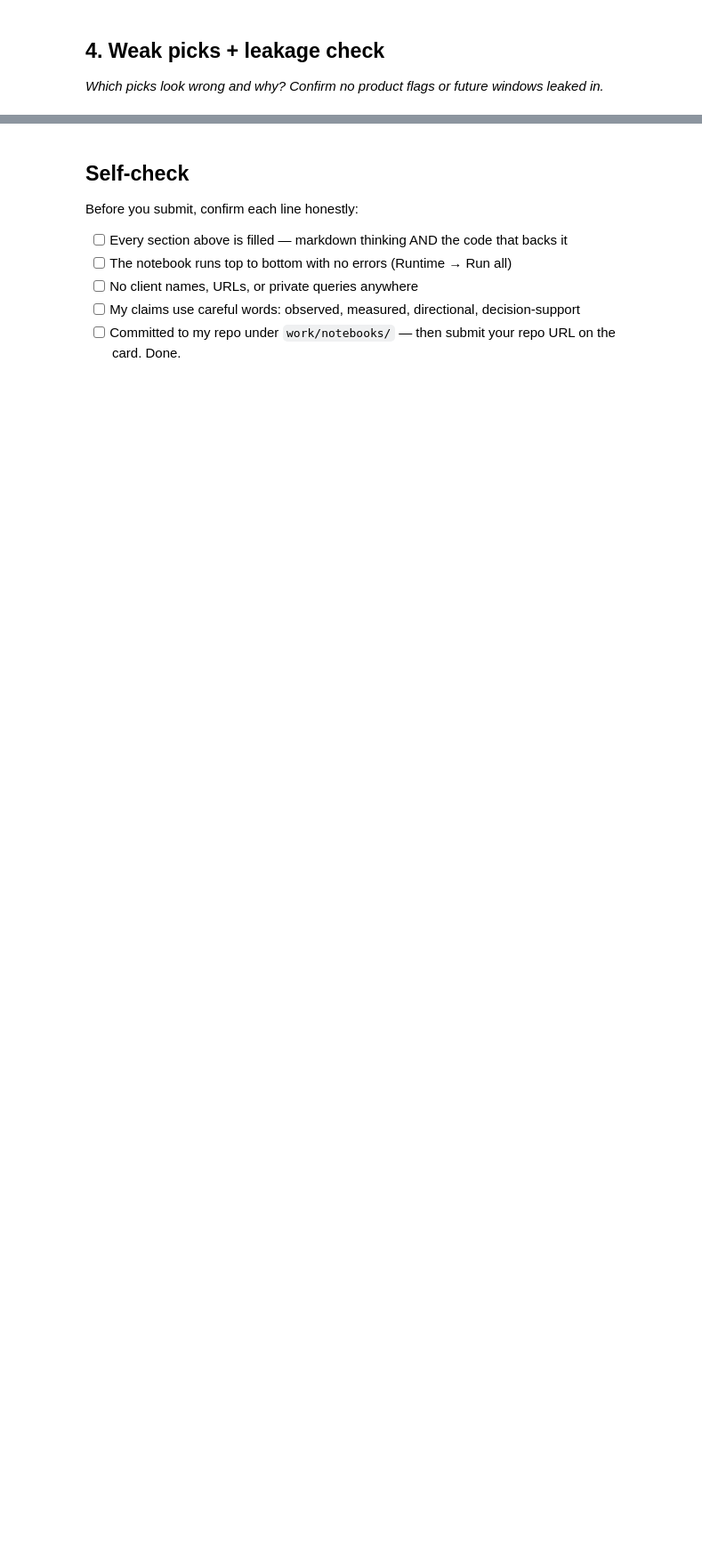
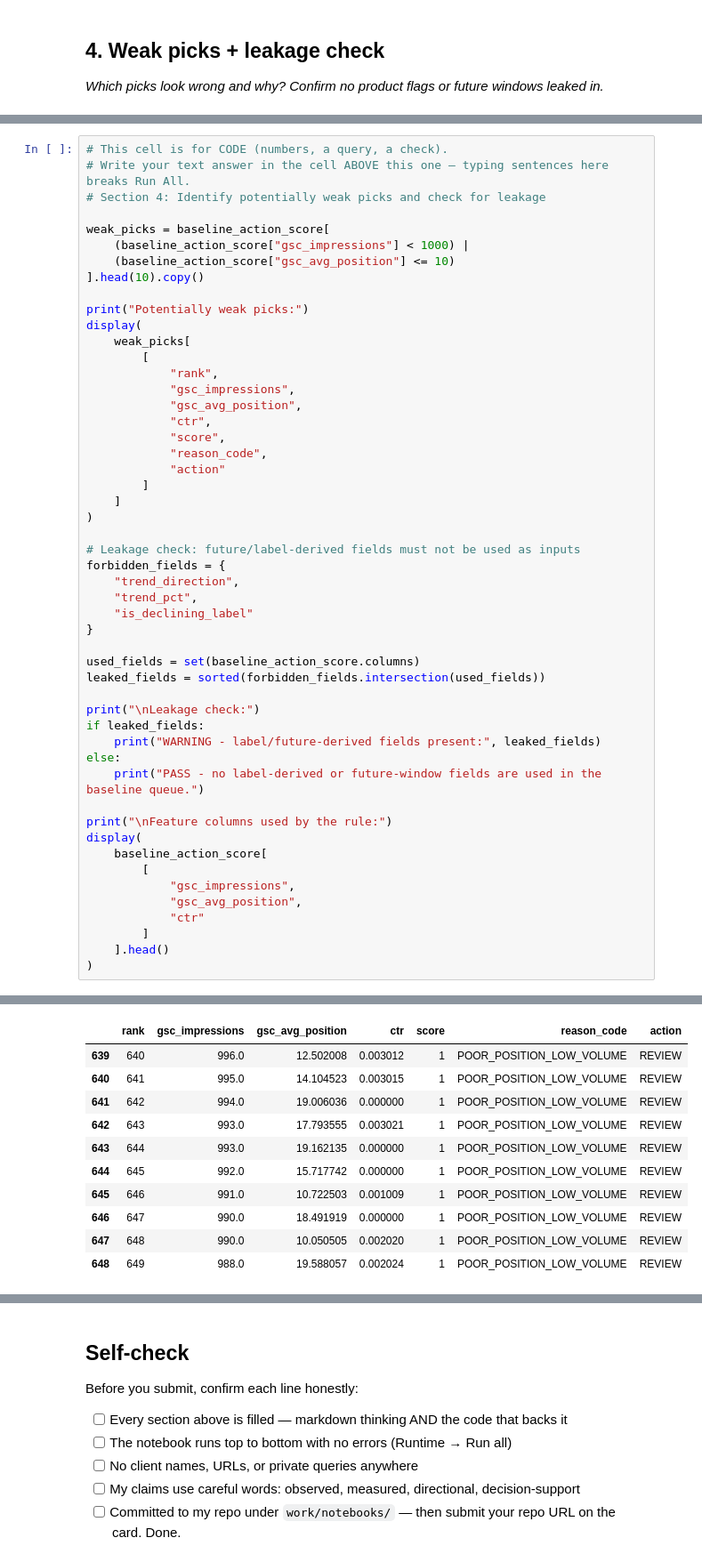
Before and after one commit to palkinsuneja/palkin-flyrank-ml-internship-july-to-sept-2026, a Jupyter notebook: work/notebooks/w04_baseline_score.ipynb, the cells around one changed output, grey strips where cells are left out. Shown at 89% size. Drawn from its saved outputs; the diff is of its cells as text; blank space fills up the shorter version.

```diff
--- a/work/notebooks/w04_baseline_score.ipynb
+++ b/work/notebooks/w04_baseline_score.ipynb
@@ -36,0 +298,52 @@ This skeleton is yours to fill. Work the sections **in order** — each one has
+# %%
+# This cell is for CODE (numbers, a query, a check).
+# Write your text answer in the cell ABOVE this one — typing sentences here breaks Run All.
+# Section 4: Identify potentially weak picks and check for leakage
+
+weak_picks = baseline_action_score[
+    (baseline_action_score["gsc_impressions"] < 1000) |
+    (baseline_action_score["gsc_avg_position"] <= 10)
+].head(10).copy()
+
+print("Potentially weak picks:")
+display(
+    weak_picks[
+        [
+            "rank",
+            "gsc_impressions",
+            "gsc_avg_position",
+            "ctr",
+            "score",
+            "reason_code",
+            "action"
+        ]
+    ]
+)
+
+# Leakage check: future/label-derived fields must not be used as inputs
+forbidden_fields = {
+    "trend_direction",
+    "trend_pct",
+    "is_declining_label"
+}
+
+used_fields = set(baseline_action_score.columns)
+leaked_fields = sorted(forbidden_fields.intersection(used_fields))
+
+print("\nLeakage check:")
+if leaked_fields:
+    print("WARNING - label/future-derived fields present:", leaked_fields)
+else:
+    print("PASS - no label-derived or future-window fields are used in the baseline queue.")
+
+print("\nFeature columns used by the rule:")
+display(
+    baseline_action_score[
+        [
+            "gsc_impressions",
+            "gsc_avg_position",
+            "ctr"
+        ]
+    ].head()
+)
+# %% [output]
@@ -36,0 +351,11 @@ This skeleton is yours to fill. Work the sections **in order** — each one has
+|  | rank | gsc_impressions | gsc_avg_position | ctr | score | reason_code | action |
+| 639 | 640 | 996.0 | 12.502008 | 0.003012 | 1 | POOR_POSITION_LOW_VOLUME | REVIEW |
+| 640 | 641 | 995.0 | 14.104523 | 0.003015 | 1 | POOR_POSITION_LOW_VOLUME | REVIEW |
+| 641 | 642 | 994.0 | 19.006036 | 0.000000 | 1 | POOR_POSITION_LOW_VOLUME | REVIEW |
+| 642 | 643 | 993.0 | 17.793555 | 0.003021 | 1 | POOR_POSITION_LOW_VOLUME | REVIEW |
+| 643 | 644 | 993.0 | 19.162135 | 0.000000 | 1 | POOR_POSITION_LOW_VOLUME | REVIEW |
+| 644 | 645 | 992.0 | 15.717742 | 0.000000 | 1 | POOR_POSITION_LOW_VOLUME | REVIEW |
+| 645 | 646 | 991.0 | 10.722503 | 0.001009 | 1 | POOR_POSITION_LOW_VOLUME | REVIEW |
+| 646 | 647 | 990.0 | 18.491919 | 0.000000 | 1 | POOR_POSITION_LOW_VOLUME | REVIEW |
+| 647 | 648 | 990.0 | 10.050505 | 0.002020 | 1 | POOR_POSITION_LOW_VOLUME | REVIEW |
+| 648 | 649 | 988.0 | 19.588057 | 0.002024 | 1 | POOR_POSITION_LOW_VOLUME | REVIEW |
```
Also changed, not shown: parts of 11 cells of this notebook.
